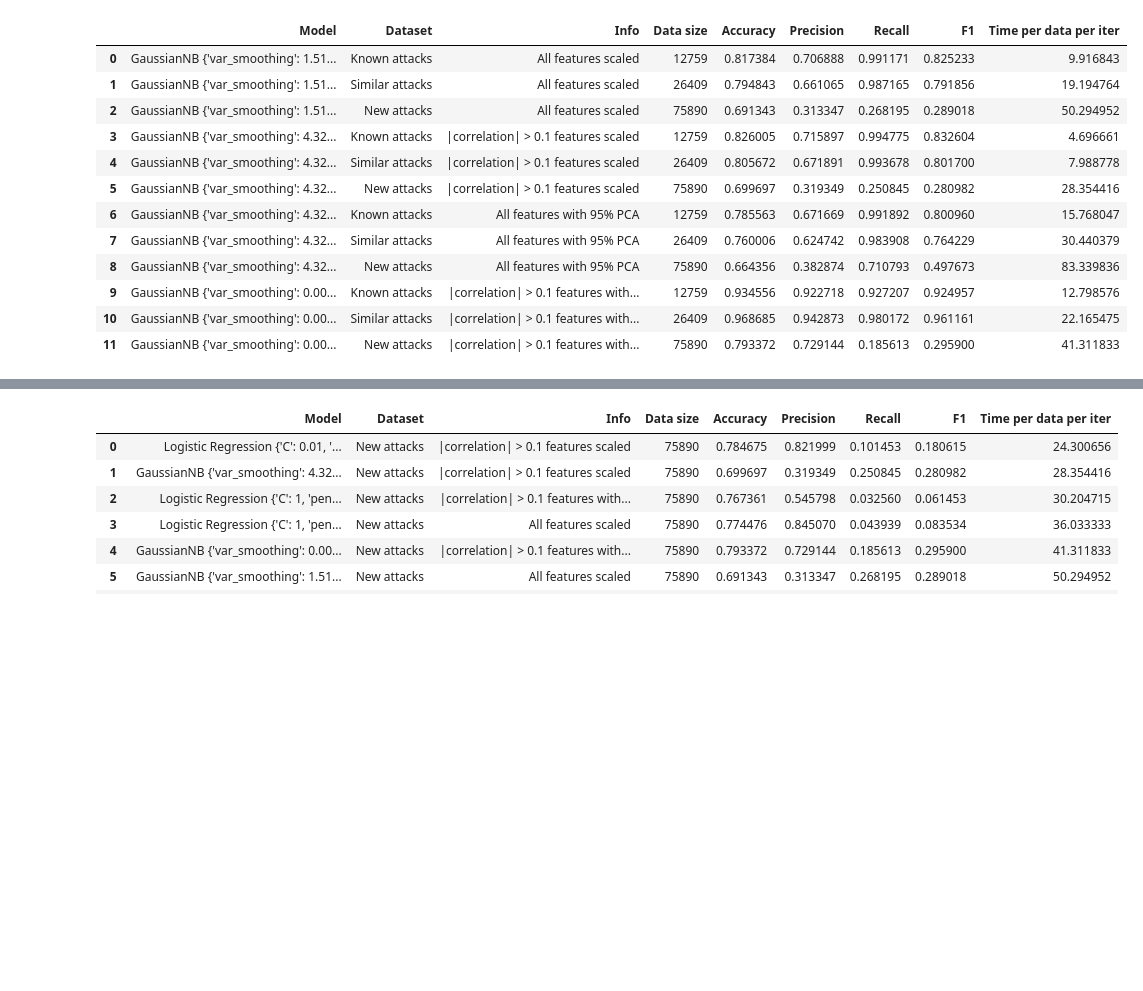
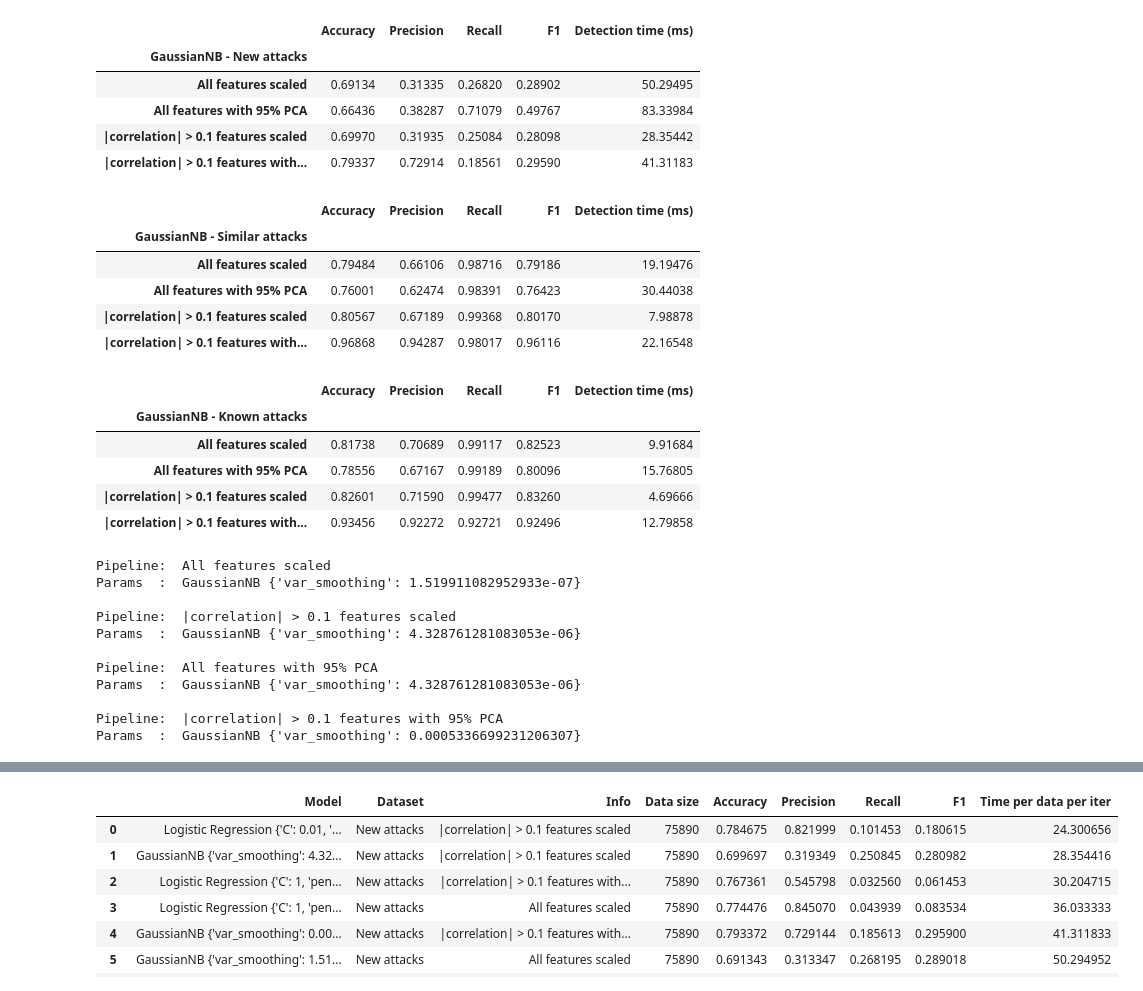
Before and after one commit to ibrahimmkhalid/data-245-project, a Jupyter notebook: results_analysis.ipynb, the cells around one changed output, grey strips where cells are left out. Drawn from its saved outputs; the diff is of its cells as text; code cells hidden in the pictures; blank space fills up the shorter version.

```diff
--- a/results_analysis.ipynb
+++ b/results_analysis.ipynb
@@ -16,2 +8,27 @@ common_latex_args = {
 bu = Benchmark()
 bu.import_df("./benchmark_results.csv")
+# %%
+def pretty_print(model):
+    df = bu.display(model=model)
+    df = df.rename(columns={"Time per data per iter": "Detection time (ms)"})
+
+    dataset = "New attacks"
+    tmp = df[df["Dataset"] == dataset]
+    tmp = tmp.pivot(index=["Info"], columns="Dataset", values=["Accuracy", "Precision", "Recall", "F1", "Detection time (ms)"])
+    tmp.columns = [col[0] for col in tmp.columns]
+    display(tmp.round(5).rename_axis(f"{model} - {dataset}"))
+    dataset = "Similar attacks"
+    tmp = df[df["Dataset"] == dataset]
+    tmp = tmp.pivot(index=["Info"], columns="Dataset", values=["Accuracy", "Precision", "Recall", "F1", "Detection time (ms)"])
+    tmp.columns = [col[0] for col in tmp.columns]
+    display(tmp.round(5).rename_axis(f"{model} - {dataset}"))
+    dataset = "Known attacks"
+    tmp = df[df["Dataset"] == dataset]
+    tmp = tmp.pivot(index=["Info"], columns="Dataset", values=["Accuracy", "Precision", "Recall", "F1", "Detection time (ms)"])
+    tmp.columns = [col[0] for col in tmp.columns]
+    display(tmp.round(5).rename_axis(f"{model} - {dataset}"))
+    params=df[["Model", "Info"]].drop_duplicates().reset_index(drop=True).values
+    for param in params:
+        print("Pipeline: ", param[1])
+        print("Params  : ", param[0])
+        print()
@@ -34,17 +76,33 @@ bu.display(model="SVM")
 # %%
-bu.display(model="GaussianNB")
+pretty_print(model="GaussianNB")
 # %% [output]
-|  | Model | Dataset | Info | Data size | Accuracy | Precision | Recall | F1 | Time per data per iter |
-| 0 | GaussianNB {'var_smoothing': 1.51... | Known attacks | All features scaled | 12759 | 0.817384 | 0.706888 | 0.991171 | 0.825233 | 9.916843 |
-| 1 | GaussianNB {'var_smoothing': 1.51... | Similar attacks | All features scaled | 26409 | 0.794843 | 0.661065 | 0.987165 | 0.791856 | 19.194764 |
-| 2 | GaussianNB {'var_smoothing': 1.51... | New attacks | All features scaled | 75890 | 0.691343 | 0.313347 | 0.268195 | 0.289018 | 50.294952 |
-| 3 | GaussianNB {'var_smoothing': 4.32... | Known attacks | |correlation| > 0.1 features scaled | 12759 | 0.826005 | 0.715897 | 0.994775 | 0.832604 | 4.696661 |
-| 4 | GaussianNB {'var_smoothing': 4.32... | Similar attacks | |correlation| > 0.1 features scaled | 26409 | 0.805672 | 0.671891 | 0.993678 | 0.801700 | 7.988778 |
-| 5 | GaussianNB {'var_smoothing': 4.32... | New attacks | |correlation| > 0.1 features scaled | 75890 | 0.699697 | 0.319349 | 0.250845 | 0.280982 | 28.354416 |
-| 6 | GaussianNB {'var_smoothing': 4.32... | Known attacks | All features with 95% PCA | 12759 | 0.785563 | 0.671669 | 0.991892 | 0.800960 | 15.768047 |
-| 7 | GaussianNB {'var_smoothing': 4.32... | Similar attacks | All features with 95% PCA | 26409 | 0.760006 | 0.624742 | 0.983908 | 0.764229 | 30.440379 |
-| 8 | GaussianNB {'var_smoothing': 4.32... | New attacks | All features with 95% PCA | 75890 | 0.664356 | 0.382874 | 0.710793 | 0.497673 | 83.339836 |
-| 9 | GaussianNB {'var_smoothing': 0.00... | Known attacks | |correlation| > 0.1 features with... | 12759 | 0.934556 | 0.922718 | 0.927207 | 0.924957 | 12.798576 |
-| 10 | GaussianNB {'var_smoothing': 0.00... | Similar attacks | |correlation| > 0.1 features with... | 26409 | 0.968685 | 0.942873 | 0.980172 | 0.961161 | 22.165475 |
-| 11 | GaussianNB {'var_smoothing': 0.00... | New attacks | |correlation| > 0.1 features with... | 75890 | 0.793372 | 0.729144 | 0.185613 | 0.295900 | 41.311833 |
+|  | Accuracy | Precision | Recall | F1 | Detection time (ms) |
+| GaussianNB - New attacks |  |  |  |  |  |
+| All features scaled | 0.69134 | 0.31335 | 0.26820 | 0.28902 | 50.29495 |
+| All features with 95% PCA | 0.66436 | 0.38287 | 0.71079 | 0.49767 | 83.33984 |
+| |correlation| > 0.1 features scaled | 0.69970 | 0.31935 | 0.25084 | 0.28098 | 28.35442 |
+| |correlation| > 0.1 features with... | 0.79337 | 0.72914 | 0.18561 | 0.29590 | 41.31183 |
+|  | Accuracy | Precision | Recall | F1 | Detection time (ms) |
+| GaussianNB - Similar attacks |  |  |  |  |  |
+| All features scaled | 0.79484 | 0.66106 | 0.98716 | 0.79186 | 19.19476 |
+| All features with 95% PCA | 0.76001 | 0.62474 | 0.98391 | 0.76423 | 30.44038 |
+| |correlation| > 0.1 features scaled | 0.80567 | 0.67189 | 0.99368 | 0.80170 | 7.98878 |
+| |correlation| > 0.1 features with... | 0.96868 | 0.94287 | 0.98017 | 0.96116 | 22.16548 |
+|  | Accuracy | Precision | Recall | F1 | Detection time (ms) |
+| GaussianNB - Known attacks |  |  |  |  |  |
+| All features scaled | 0.81738 | 0.70689 | 0.99117 | 0.82523 | 9.91684 |
+| All features with 95% PCA | 0.78556 | 0.67167 | 0.99189 | 0.80096 | 15.76805 |
+| |correlation| > 0.1 features scaled | 0.82601 | 0.71590 | 0.99477 | 0.83260 | 4.69666 |
+| |correlation| > 0.1 features with... | 0.93456 | 0.92272 | 0.92721 | 0.92496 | 12.79858 |
+Pipeline:  All features scaled
+Params  :  GaussianNB {'var_smoothing': 1.519911082952933e-07}
+
+Pipeline:  |correlation| > 0.1 features scaled
+Params  :  GaussianNB {'var_smoothing': 4.328761281083053e-06}
+
+Pipeline:  All features with 95% PCA
+Params  :  GaussianNB {'var_smoothing': 4.328761281083053e-06}
+
+Pipeline:  |correlation| > 0.1 features with 95% PCA
+Params  :  GaussianNB {'var_smoothing': 0.0005336699231206307}
 # %%
```
Also changed, not shown: parts of 6 cells of this notebook.
